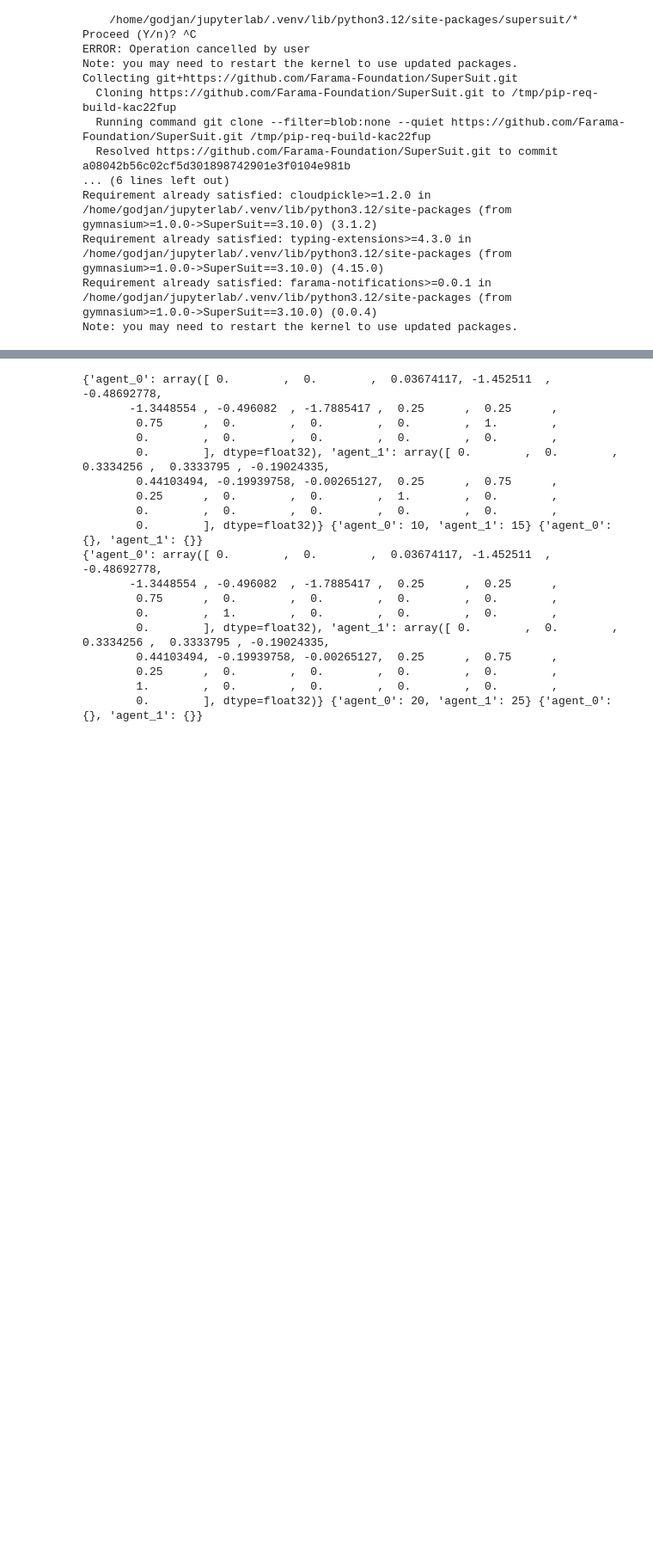
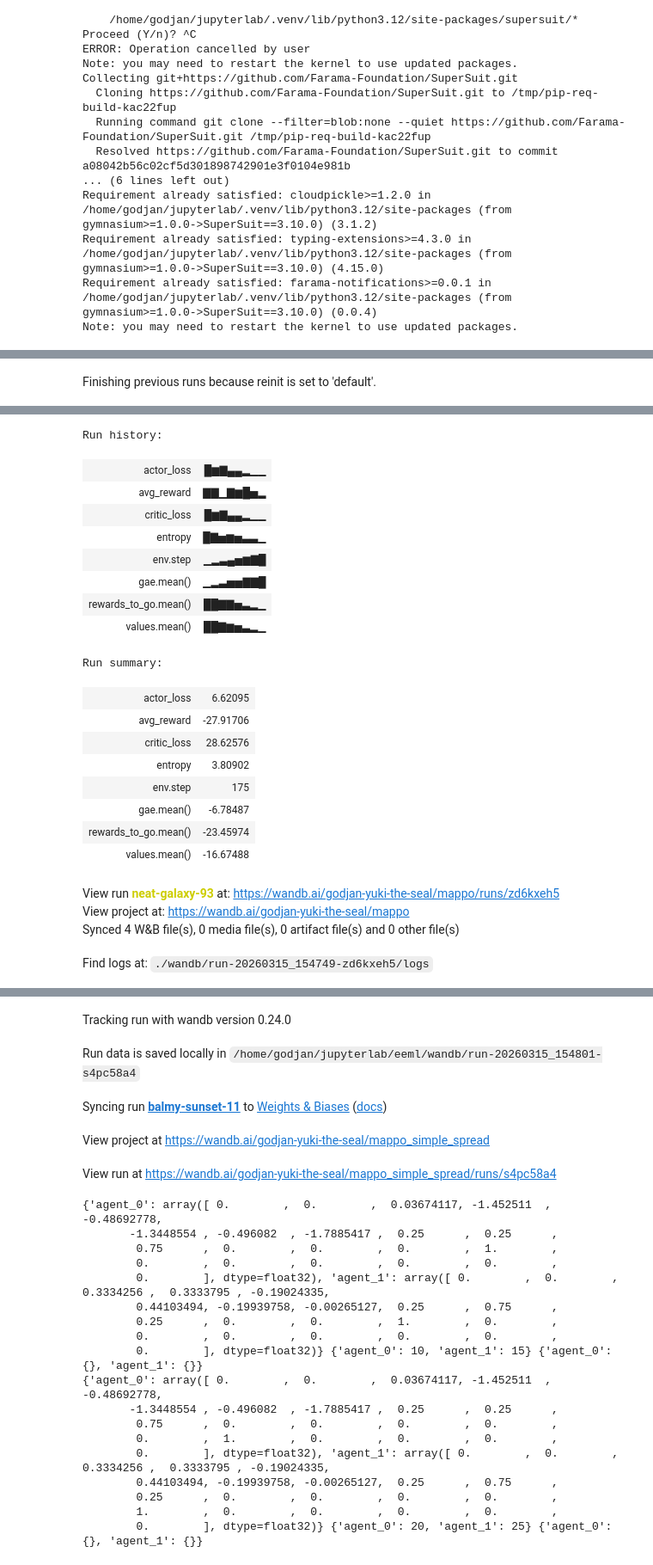
Before and after one commit to g0djan/mappo, a Jupyter notebook: eeml.ipynb, the cells around one changed output, grey strips where cells are left out. Shown at 86% size. Drawn from its saved outputs; the diff is of its cells as text; code cells hidden in the pictures; blank space fills up the shorter version.

Commit message:
Runs on both simple reference and simple spread

```diff
--- a/eeml.ipynb
+++ b/eeml.ipynb
@@ -35 +272,27 @@ os.makedirs('/tmp/runtime-dir', exist_ok=True)
+# %%
+class StateConcatWrapper(EnvWrapper):
+    def __init__(self, env, num_agents):
+        super().__init__(env)
+        self.num_agents = num_agents
+
+    def get_states(self, observations: torch.Tensor, is_seq=False) -> torch.Tensor:
+        if is_seq:
+            observations = observations.reshape(observations.shape[0], observations.shape[1] // self.num_agents, observations.shape[2] * self.num_agents)
+        else:
+            observations = observations.reshape(observations.shape[0] // self.num_agents, observations.shape[1] * self.num_agents)
+        return observations
+
+    def sample_mini_batches(self, trajectory: dict, mini_batch_size: int) -> dict:
+        mini_batch_trajectory = dict()
+        indexes = torch.randint(0, trajectory["h_critic"].shape[1], (mini_batch_size,), device=device)
+        concat_state_indexes = torch.stack([indexes * self.num_agents + i for i in range(self.num_agents)], dim=-1).flatten()
+        for key in trajectory.keys():
+            if key == "h_critic" or key == "states":
+                mini_batch_trajectory[key] = trajectory[key].index_select(1, indexes)
+            else:
+                mini_batch_trajectory[key] = trajectory[key].index_select(1, concat_state_indexes)
+        return mini_batch_trajectory
+
+    def values_for_each_agent(self, values: torch.Tensor) -> torch.Tensor:
+        return values.repeat_interleave(self.num_agents, dim=-1)
 # %%
@@ -37,0 +579,4 @@ mp.set_start_method('spawn', force=True)
+# %%
+simple_spread_training = SimpleSpreadTraining()
+# %% [output]
+Finishing previous runs because reinit is set to 'default'.
@@ -37,0 +584,22 @@ mp.set_start_method('spawn', force=True)
+Run history:
+| actor_loss | █▆▇▄▄▂▁▁ |
+| avg_reward | ▇▇▁▇▆█▅▂ |
+| critic_loss | █▆▇▄▄▂▁▁ |
+| entropy | █▇▅▆▅▃▃▁ |
+| env.step | ▁▂▃▄▅▆▇█ |
+| gae.mean() | ▁▂▃▅▅▇▇█ |
+| rewards_to_go.mean() | ██▇▇▅▃▂▁ |
+| values.mean() | ██▇▆▅▃▂▁ |
+Run summary:
+| actor_loss | 6.62095 |
+| avg_reward | -27.91706 |
+| critic_loss | 28.62576 |
+| entropy | 3.80902 |
+| env.step | 175 |
+| gae.mean() | -6.78487 |
+| rewards_to_go.mean() | -23.45974 |
+| values.mean() | -16.67488 |
+View run neat-galaxy-93 at: https://wandb.ai/godjan-yuki-the-seal/mappo/runs/zd6kxeh5
+View project at: https://wandb.ai/godjan-yuki-the-seal/mappo
+Synced 4 W&B file(s), 0 media file(s), 0 artifact file(s) and 0 other file(s)
+Find logs at: ./wandb/run-20260315_154749-zd6kxeh5/logs
@@ -37,0 +607,5 @@ mp.set_start_method('spawn', force=True)
+Tracking run with wandb version 0.24.0
+Run data is saved locally in /home/godjan/jupyterlab/eeml/wandb/run-20260315_154801-s4pc58a4
+Syncing run balmy-sunset-11 to Weights & Biases (docs)
+View project at https://wandb.ai/godjan-yuki-the-seal/mappo_simple_spread
+View run at https://wandb.ai/godjan-yuki-the-seal/mappo_simple_spread/runs/s4pc58a4
```
Also changed, not shown: parts of 24 cells of this notebook.
